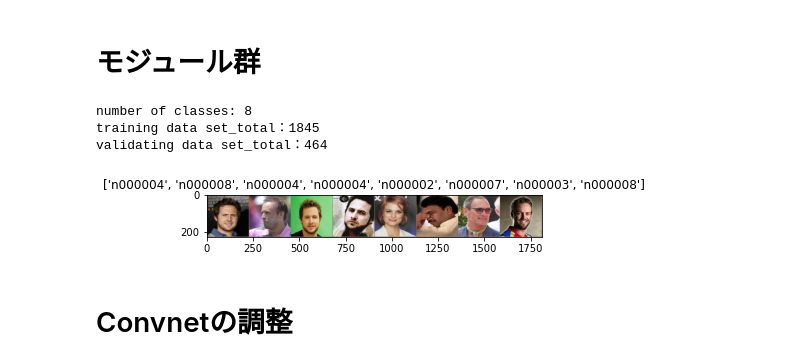
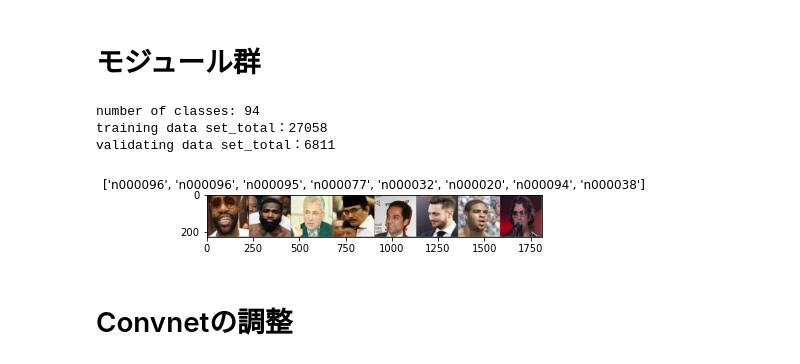
Before and after one commit to ykitaguchi77/VGGface2_pretrain, a Jupyter notebook: EfficientNet_VGGface_adabound_small.ipynb, the cells around one changed output. Drawn from its saved outputs; the diff is of its cells as text; code cells hidden in the pictures.

```diff
--- a/EfficientNet_VGGface_adabound_small.ipynb
+++ b/EfficientNet_VGGface_adabound_small.ipynb
@@ -99,7 +99,7 @@ data_transforms = {
     ]),
 }
 
-data_dir = 'C:\\Datasets\\VGGface2\\train3'
+data_dir = 'C:\\Datasets\\VGGface2\\train_100'
 n_samples = len(data_dir)
 
 image_datasets = {x: datasets.ImageFolder(os.path.join(data_dir, x),
@@ -120,11 +120,11 @@ print('number of classes: ' +str(len(class_names)))
 print(class_names)
 k=0
 for i in class_names:
-    print(class_names[k]+"_train:"+str(len(os.listdir(path='C:\\Datasets\\VGGface2\\train3\\train\\'+class_names[k]))))
+    print(class_names[k]+"_train:"+str(len(os.listdir(path='C:\\Datasets\\VGGface2\\train_100\\train\\'+class_names[k]))))
     k+=1
 k=0
 for i in class_names:
-    print(class_names[k]+"_val:"+str(len(os.listdir(path='C:\\Datasets\\VGGface2\\train3\\val\\'+class_names[k]))))
+    print(class_names[k]+"_val:"+str(len(os.listdir(path='C:\\Datasets\\VGGface2\\train_100\\val\\'+class_names[k]))))
     k+=1
 '''
 print("training data set_total："+ str(len(image_datasets['train'])))
@@ -299,37 +299,37 @@ def train_model(model, criterion, optimizer, patience, num_epochs):
     return model, train_loss, valid_loss
 
 
 #Visualize model
 def visualize_model(model, num_images=6):
     was_training = model.training
     model.eval()
     images_so_far = 0
     fig = plt.figure()
 
     with torch.no_grad():
         for i, (inputs, labels) in enumerate(dataloaders['val']):
             inputs = inputs.to(device)
             labels = labels.to(device)
 
             outputs = model(inputs)
             _, preds = torch.max(outputs, 1)
 
             for j in range(inputs.size()[0]):
                 images_so_far += 1
                 ax = plt.subplot(num_images//2, 2, images_so_far)
                 ax.axis('off')
                 ax.set_title('predicted: {}'.format(class_names[preds[j]]))
                 imshow(inputs.cpu().data[j])
 
                 if images_so_far == num_images:
                     model.train(mode=was_training)
                     return
         model.train(mode=was_training)
 # %% [output]
-number of classes: 8
-training data set_total：1845
-validating data set_total：464
+number of classes: 94
+training data set_total：27058
+validating data set_total：6811
-[figure, old version]
+[figure, new version]
 # %% [markdown]
 # Convnetの調整
 # %%
```
Also changed, not shown: parts of 7 cells of this notebook, 2 other files.
